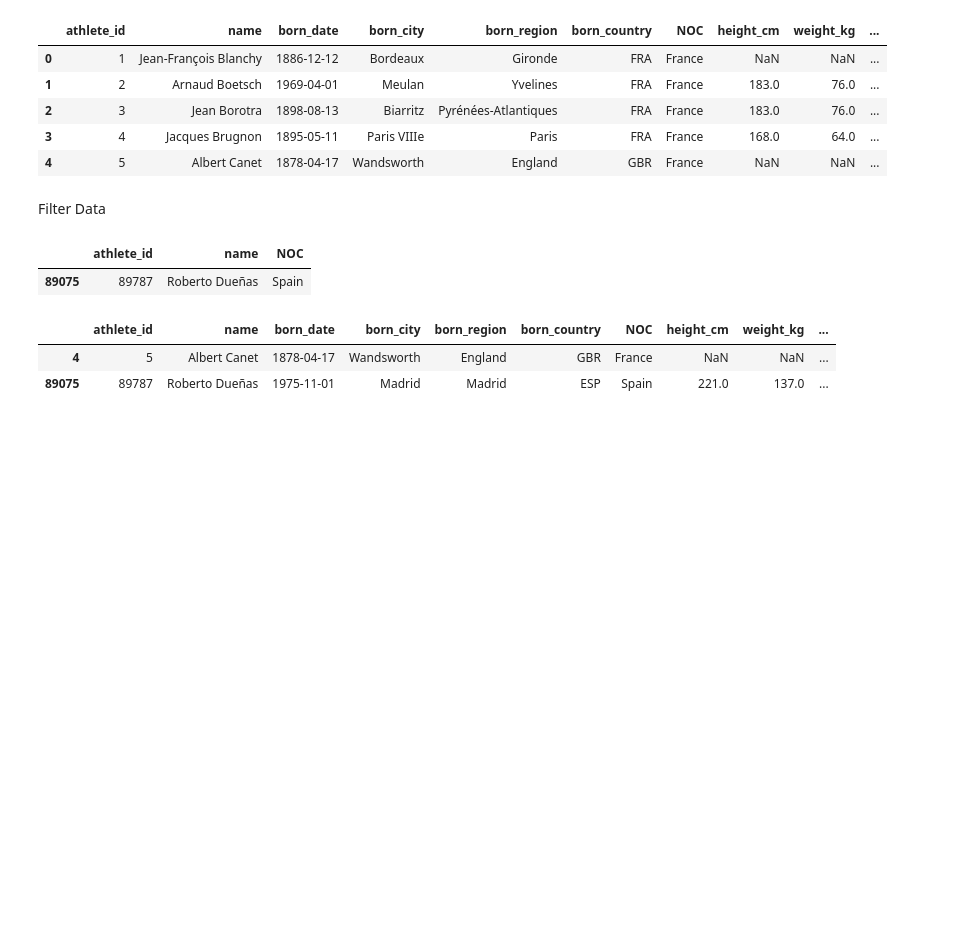
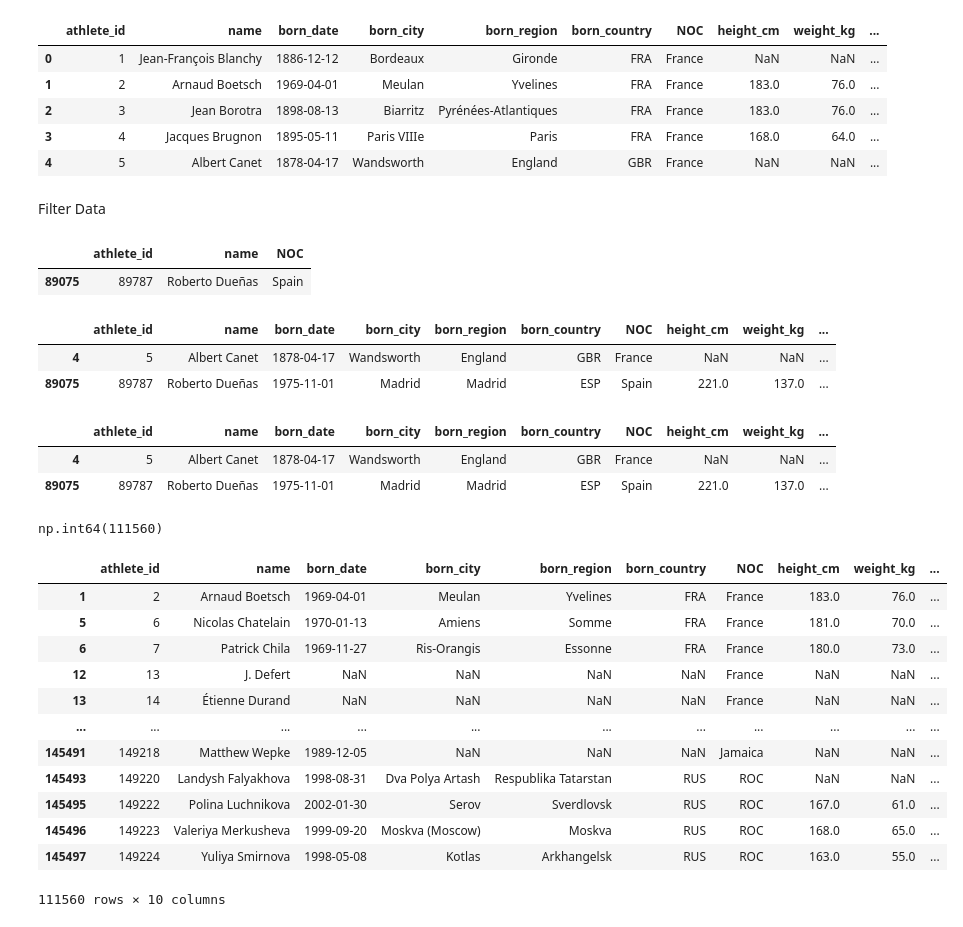
Before and after one commit to sauhar/Pandas_Analysis, a Jupyter notebook: analysis.ipynb, the cells around one changed output. Drawn from its saved outputs; the diff is of its cells as text; code cells hidden in the pictures; blank space fills up the shorter version.

```diff
--- a/analysis.ipynb
+++ b/analysis.ipynb
@@ -189,3 +189,34 @@ athlete_df[athlete_df['name'].str.contains("roberto Dueñas|Albert Canet", case
 |  | athlete_id | name | born_date | born_city | born_region | born_country | NOC | height_cm | weight_kg | ... |
 | 4 | 5 | Albert Canet | 1878-04-17 | Wandsworth | England | GBR | France | NaN | NaN | ... |
 | 89075 | 89787 | Roberto Dueñas | 1975-11-01 | Madrid | Madrid | ESP | Spain | 221.0 | 137.0 | ... |
+# %%
+## using query function as in sql
+athlete_df_query = athlete_df.query('athlete_id in (5,89787) and NOC in ("France","Spain")')
+athlete_df_query
+# %% [output]
+|  | athlete_id | name | born_date | born_city | born_region | born_country | NOC | height_cm | weight_kg | ... |
+| 4 | 5 | Albert Canet | 1878-04-17 | Wandsworth | England | GBR | France | NaN | NaN | ... |
+| 89075 | 89787 | Roberto Dueñas | 1975-11-01 | Madrid | Madrid | ESP | Spain | 221.0 | 137.0 | ... |
+# %%
+(athlete_df['died_date'].isnull() | athlete_df['died_date'].eq('')).any()
+(athlete_df['died_date'].isna() | athlete_df['died_date'].eq ('')).sum()
+# %% [output]
+np.int64(111560)
+# %%
+## check only null values
+athlete_df_null=athlete_df[athlete_df['died_date'].isnull()]
+athlete_df_null
+# %% [output]
+|  | athlete_id | name | born_date | born_city | born_region | born_country | NOC | height_cm | weight_kg | ... |
+| 1 | 2 | Arnaud Boetsch | 1969-04-01 | Meulan | Yvelines | FRA | France | 183.0 | 76.0 | ... |
+| 5 | 6 | Nicolas Chatelain | 1970-01-13 | Amiens | Somme | FRA | France | 181.0 | 70.0 | ... |
+| 6 | 7 | Patrick Chila | 1969-11-27 | Ris-Orangis | Essonne | FRA | France | 180.0 | 73.0 | ... |
+| 12 | 13 | J. Defert | NaN | NaN | NaN | NaN | France | NaN | NaN | ... |
+| 13 | 14 | Étienne Durand | NaN | NaN | NaN | NaN | France | NaN | NaN | ... |
+| ... | ... | ... | ... | ... | ... | ... | ... | ... | ... | ... |
+| 145491 | 149218 | Matthew Wepke | 1989-12-05 | NaN | NaN | NaN | Jamaica | NaN | NaN | ... |
+| 145493 | 149220 | Landysh Falyakhova | 1998-08-31 | Dva Polya Artash | Respublika Tatarstan | RUS | ROC | NaN | NaN | ... |
+| 145495 | 149222 | Polina Luchnikova | 2002-01-30 | Serov | Sverdlovsk | RUS | ROC | 167.0 | 61.0 | ... |
+| 145496 | 149223 | Valeriya Merkusheva | 1999-09-20 | Moskva (Moscow) | Moskva | RUS | ROC | 168.0 | 65.0 | ... |
+| 145497 | 149224 | Yuliya Smirnova | 1998-05-08 | Kotlas | Arkhangelsk | RUS | ROC | 163.0 | 55.0 | ... |
+111560 rows × 10 columns
```
Also changed, not shown: parts of 29 cells of this notebook, 2 other files.
